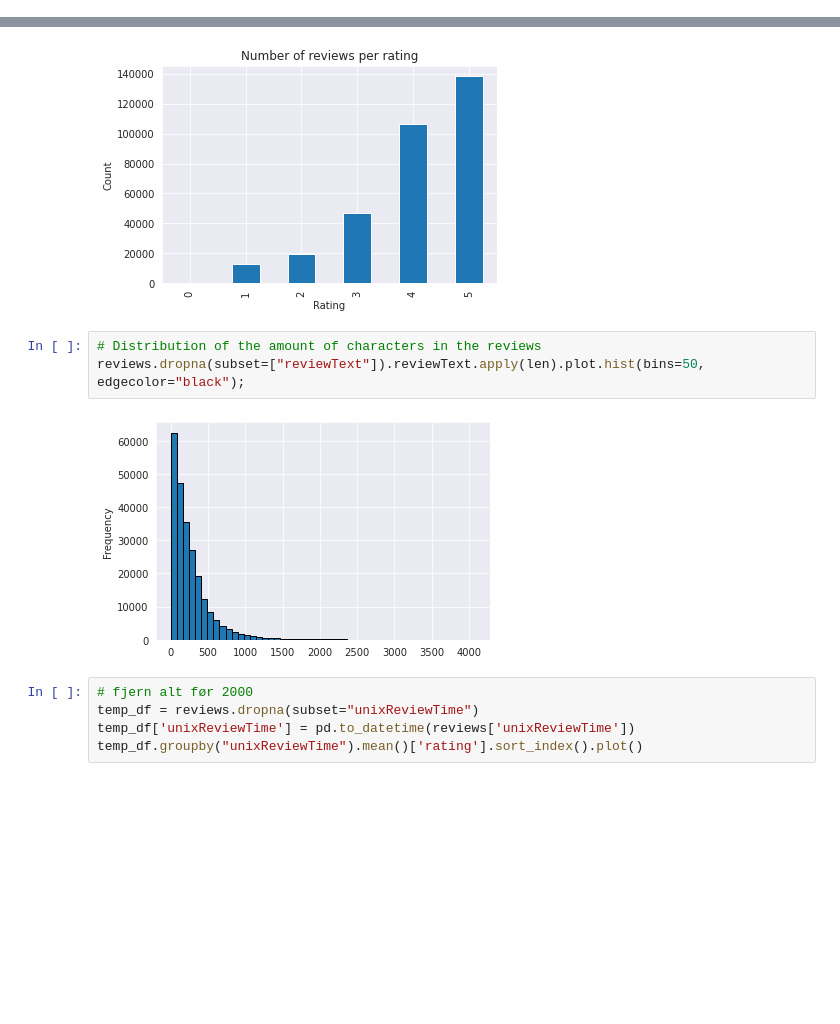
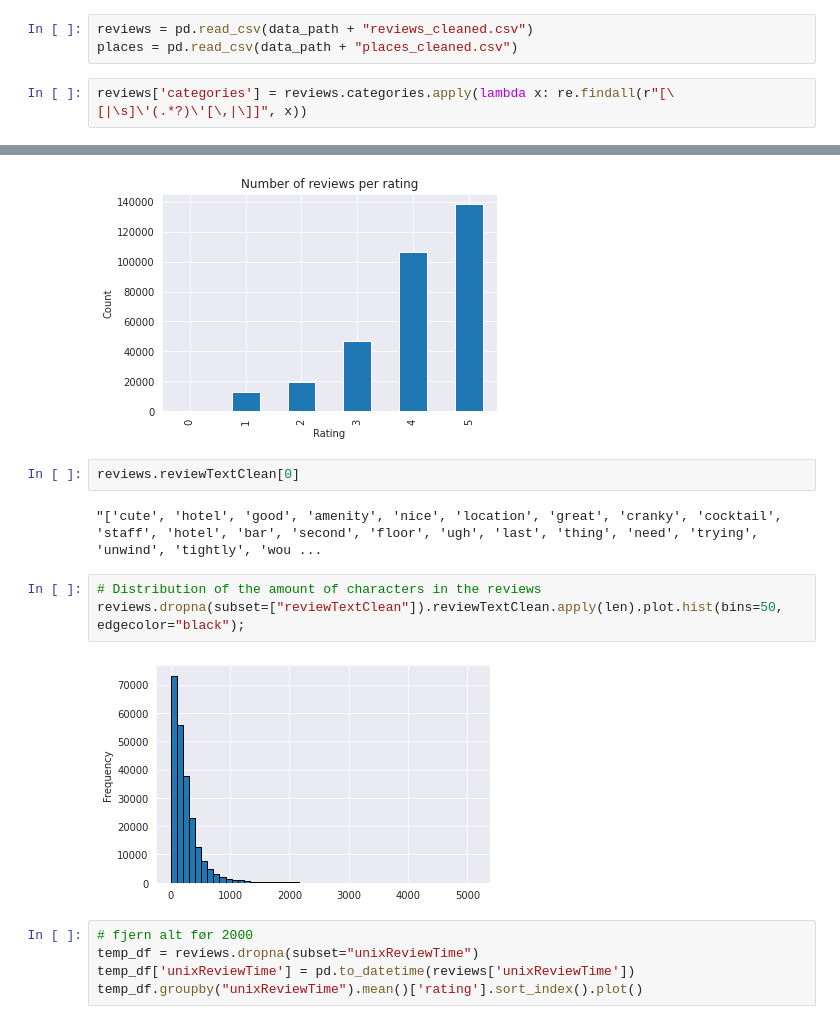
Before and after one commit to jesperhauch/GoogleLocalReviews, a Jupyter notebook: Descriptive Statistics copy.ipynb, the cells around one changed output, grey strips where cells are left out. Cells and saved outputs as stored; diff of their text form; blank space fills up the shorter version.

Commit message:
Added plots to exploratory reviews

```diff
--- a/Descriptive Statistics copy.ipynb
+++ b/Descriptive Statistics copy.ipynb
@@ -87,3 +87,8 @@ def cleanString(text):
 #reviews.to_csv(data_path + "reviews_cleaned.csv", index=False)
 # %% [markdown]
 # Exploratory (Reviews)
+# %%
+reviews = pd.read_csv(data_path + "reviews_cleaned.csv")
+places = pd.read_csv(data_path + "places_cleaned.csv")
+# %%
+reviews['categories'] = reviews.categories.apply(lambda x: re.findall(r"[\[|\s]\'(.*?)\'[\,|\]]", x))
@@ -92,11 +137,15 @@ def cleanString(text):
 reviews.rating.value_counts().sort_index().plot.bar(xlabel="Rating", ylabel="Count", title="Number of reviews per rating");
 # %% [output]
 [figure]
+# %%
+reviews.reviewTextClean[0]
+# %% [output]
+"['cute', 'hotel', 'good', 'amenity', 'nice', 'location', 'great', 'cranky', 'cocktail', 'staff', 'hotel', 'bar', 'second', 'floor', 'ugh', 'last', 'thing', 'need', 'trying', 'unwind', 'tightly', 'wou ...
 # %%
 # Distribution of the amount of characters in the reviews
-reviews.dropna(subset=["reviewText"]).reviewText.apply(len).plot.hist(bins=50, edgecolor="black");
+reviews.dropna(subset=["reviewTextClean"]).reviewTextClean.apply(len).plot.hist(bins=50, edgecolor="black");
 # %% [output]
-[figure, old version]
+[figure, new version]
 # %%
 # fjern alt før 2000
 temp_df = reviews.dropna(subset="unixReviewTime")
```
Also changed, not shown: parts of 8 cells of this notebook.
